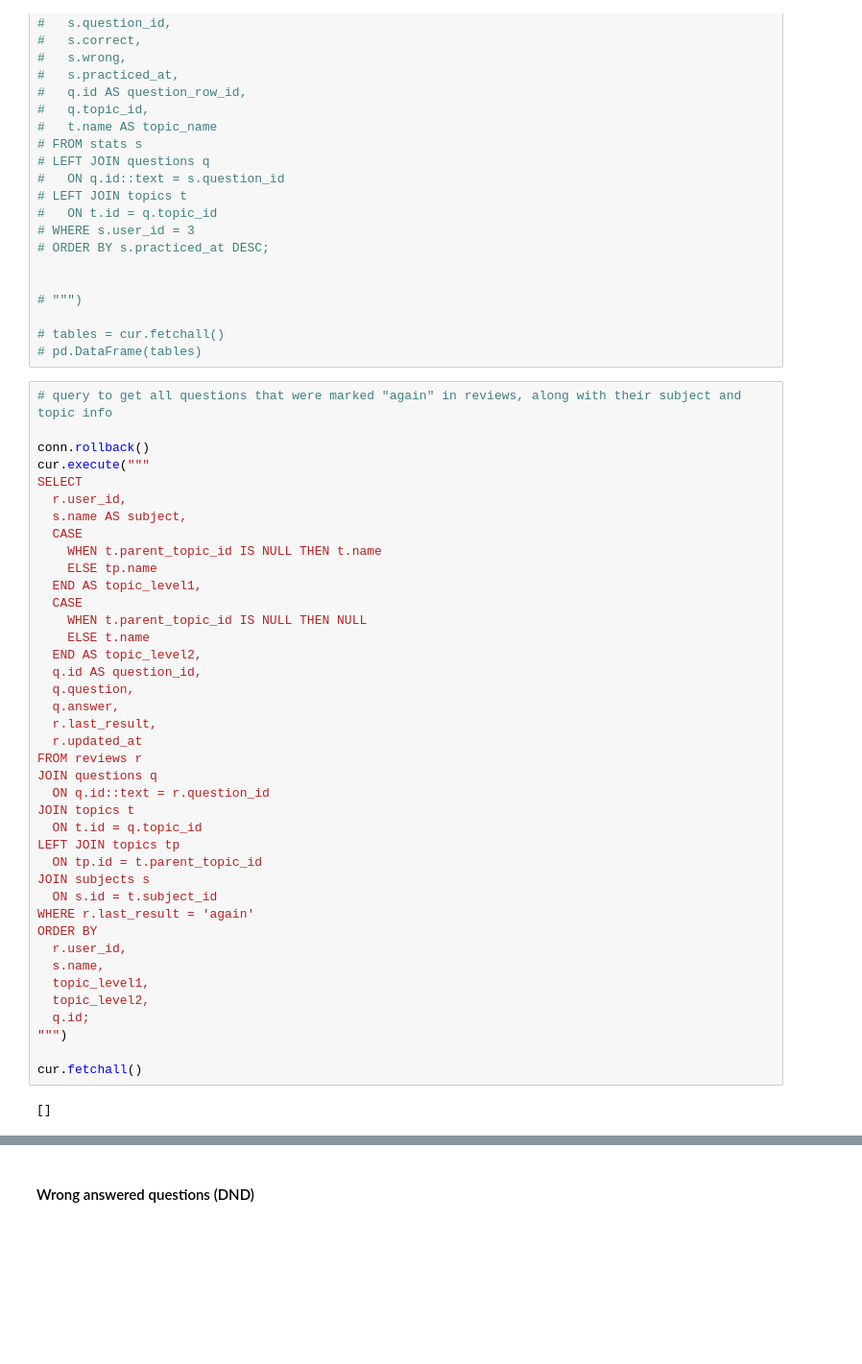
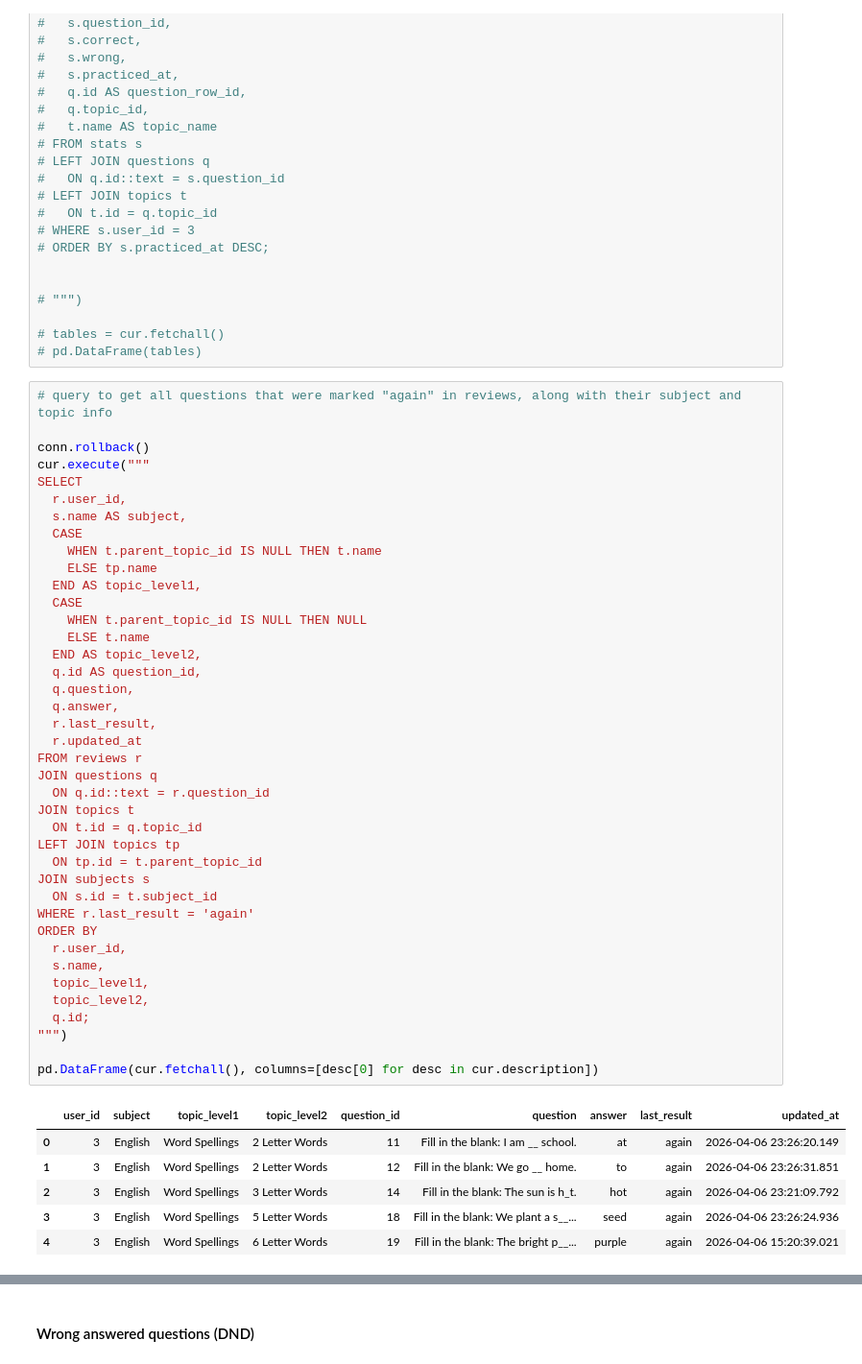
Before and after one commit to aimldlprojects/quizwiz, a Jupyter notebook: server/testing.ipynb, the cells around one changed output, grey strips where cells are left out. Shown at 96% size. Cells and saved outputs as stored; diff of their text form; blank space fills up the shorter version.

```diff
--- a/server/testing.ipynb
+++ b/server/testing.ipynb
@@ -358,35 +358,40 @@ SELECT
     ELSE tp.name
   END AS topic_level1,
   CASE
     WHEN t.parent_topic_id IS NULL THEN NULL
     ELSE t.name
   END AS topic_level2,
   q.id AS question_id,
   q.question,
   q.answer,
   r.last_result,
   r.updated_at
 FROM reviews r
 JOIN questions q
   ON q.id::text = r.question_id
 JOIN topics t
   ON t.id = q.topic_id
 LEFT JOIN topics tp
   ON tp.id = t.parent_topic_id
 JOIN subjects s
   ON s.id = t.subject_id
 WHERE r.last_result = 'again'
 ORDER BY
   r.user_id,
   s.name,
   topic_level1,
   topic_level2,
   q.id;
 """)
 
-cur.fetchall()
+pd.DataFrame(cur.fetchall(), columns=[desc[0] for desc in cur.description])
 # %% [output]
-[]
+|  | user_id | subject | topic_level1 | topic_level2 | question_id | question | answer | last_result | updated_at |
+| 0 | 3 | English | Word Spellings | 2 Letter Words | 11 | Fill in the blank: I am __ school. | at | again | 2026-04-06 23:26:20.149 |
+| 1 | 3 | English | Word Spellings | 2 Letter Words | 12 | Fill in the blank: We go __ home. | to | again | 2026-04-06 23:26:31.851 |
+| 2 | 3 | English | Word Spellings | 3 Letter Words | 14 | Fill in the blank: The sun is h_t. | hot | again | 2026-04-06 23:21:09.792 |
+| 3 | 3 | English | Word Spellings | 5 Letter Words | 18 | Fill in the blank: We plant a s__... | seed | again | 2026-04-06 23:26:24.936 |
+| 4 | 3 | English | Word Spellings | 6 Letter Words | 19 | Fill in the blank: The bright p__... | purple | again | 2026-04-06 15:20:39.021 |
 # %%
 # 1) See what result values actually exist
 conn.rollback()
```
Also changed, not shown: parts of 4 cells of this notebook, 2 other files.
